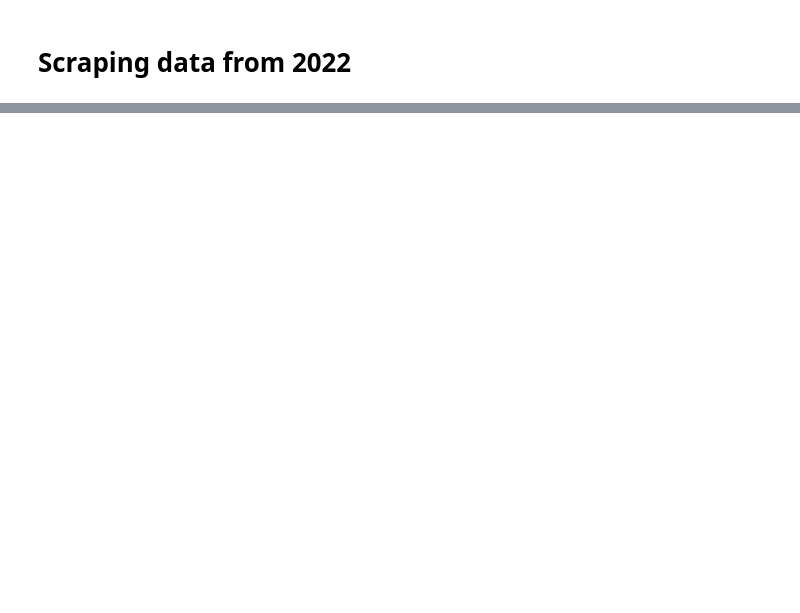
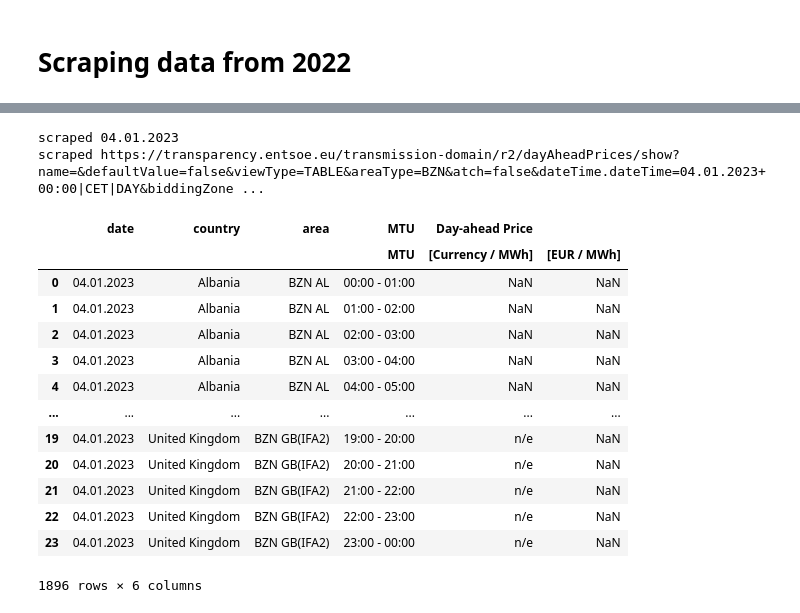
Before and after one commit to laurabejder/european_energy_prices, a Jupyter notebook: 4-earlier_data.ipynb, the cells around one changed output, grey strips where cells are left out. Drawn from its saved outputs; the diff is of its cells as text; code cells hidden in the pictures; blank space fills up the shorter version.

```diff
--- a/4-earlier_data.ipynb
+++ b/4-earlier_data.ipynb
@@ -101,3 +83,46 @@ waiting for get_by_text("PT60M")
+# %%
+df = df.replace(to_replace=r'\d\d.\d\d.202\d', value= date, regex=True)
+
+for index, row in df.iterrows():
+    url = row['link']
+
+    country = row['country']
+    area = row['area']
+
+    await page.goto(url)
+
+    time.sleep(1)
+    await page.get_by_text("PT60M").click()
+
+    time.sleep(2)
+
+    tables = pd.read_html(await page.content(), flavor = 'html5lib')
+    data = tables[0]
+    data.insert(0, 'date', date)
+    data.insert(1, 'country', country)
+    data.insert(2, 'area', area)
+    total_df = pd.concat([total_df, data], axis=0)
+
+print("scraped", date)
+print("scraped", url)
+total_df
+# %% [output]
+scraped 04.01.2023
+scraped https://transparency.entsoe.eu/transmission-domain/r2/dayAheadPrices/show?name=&defaultValue=false&viewType=TABLE&areaType=BZN&atch=false&dateTime.dateTime=04.01.2023+00:00|CET|DAY&biddingZone ...
+|  | date | country | area | MTU | Day-ahead Price |  |
+|  |  |  |  | MTU | [Currency / MWh] | [EUR / MWh] |
+| 0 | 04.01.2023 | Albania | BZN AL | 00:00 - 01:00 | NaN | NaN |
+| 1 | 04.01.2023 | Albania | BZN AL | 01:00 - 02:00 | NaN | NaN |
+| 2 | 04.01.2023 | Albania | BZN AL | 02:00 - 03:00 | NaN | NaN |
+| 3 | 04.01.2023 | Albania | BZN AL | 03:00 - 04:00 | NaN | NaN |
+| 4 | 04.01.2023 | Albania | BZN AL | 04:00 - 05:00 | NaN | NaN |
+| ... | ... | ... | ... | ... | ... | ... |
+| 19 | 04.01.2023 | United Kingdom | BZN GB(IFA2) | 19:00 - 20:00 | n/e | NaN |
+| 20 | 04.01.2023 | United Kingdom | BZN GB(IFA2) | 20:00 - 21:00 | n/e | NaN |
+| 21 | 04.01.2023 | United Kingdom | BZN GB(IFA2) | 21:00 - 22:00 | n/e | NaN |
+| 22 | 04.01.2023 | United Kingdom | BZN GB(IFA2) | 22:00 - 23:00 | n/e | NaN |
+| 23 | 04.01.2023 | United Kingdom | BZN GB(IFA2) | 23:00 - 00:00 | n/e | NaN |
+1896 rows × 6 columns
 # %%
 total_df.columns = ['date','country', 'area', 'mtu', 'price(currency/mwh)', 'price(eur/mwh)']
 total_df
```
Also changed, not shown: parts of 10 cells of this notebook, 8 other files.
